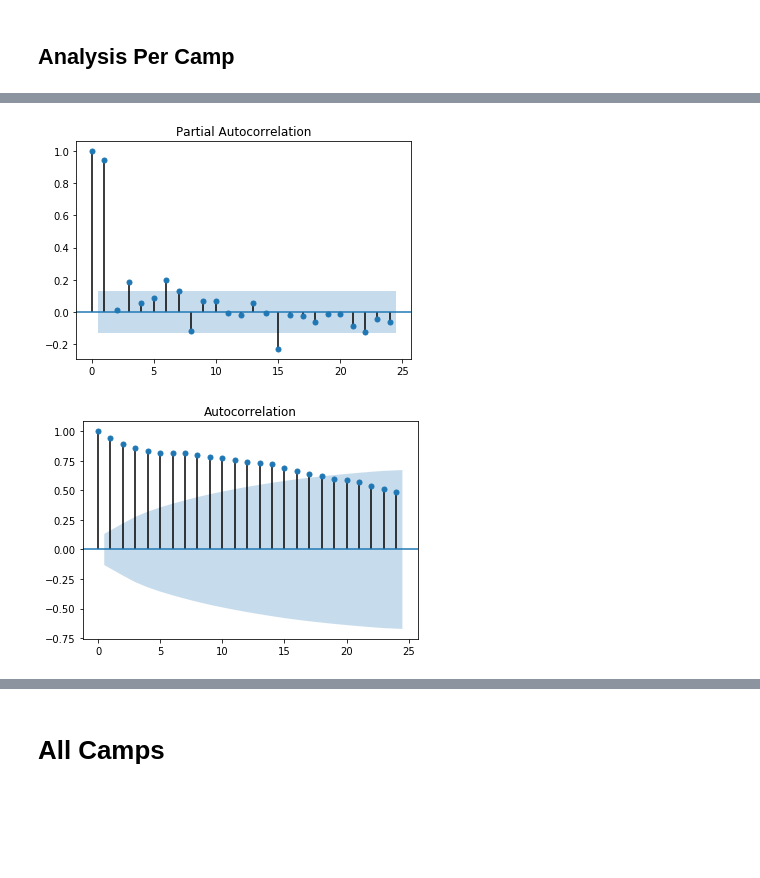
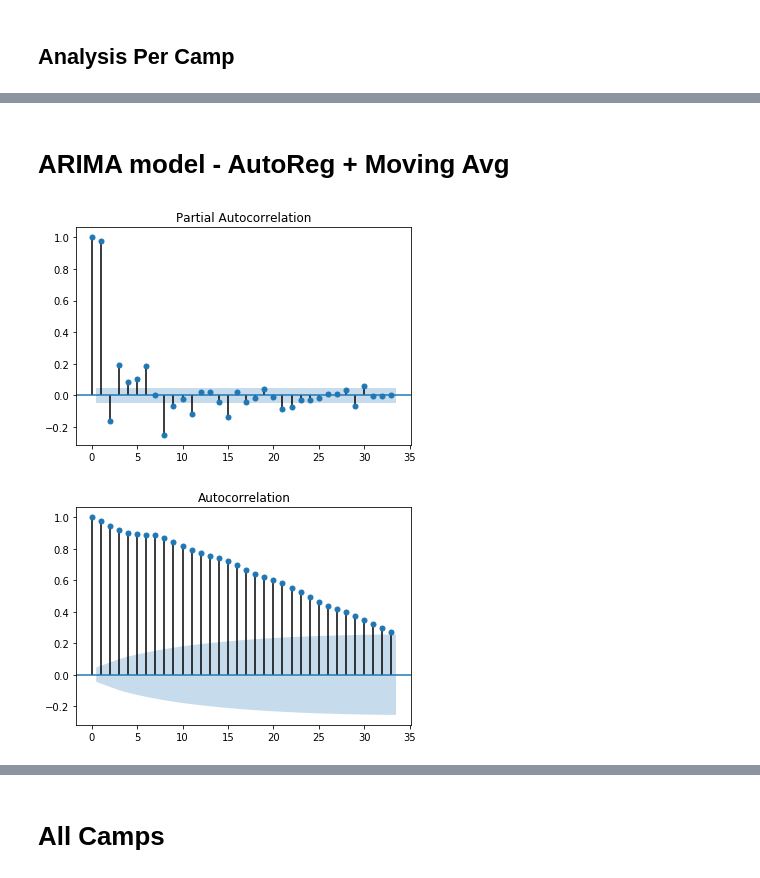
Before and after one commit to nico239677/hotel_revenue_optimization, a Jupyter notebook: TimeSeries_models.ipynb, the cells around one changed output, grey strips where cells are left out. Drawn from its saved outputs; the diff is of its cells as text; code cells hidden in the pictures; blank space fills up the shorter version.

Commit message:
update db and ts models

```diff
--- a/TimeSeries_models.ipynb
+++ b/TimeSeries_models.ipynb
@@ -28,0 +30,2 @@ df = pd.DataFrame(df[1:], columns=df[0])
+# %%
+DF = [df_2009, df_2010, df_2011, df_2012, df_2013, df_2014, df_2015, df_2016, df_2017, df_2018, df_2019, df_2020]
@@ -43,19 +63,25 @@ def serial_date_to_string(srl_no):
     date_parsed = parser.parse(new_date.strftime("%Y-%m-%d"))
     return date_parsed
 
-
 def epoch_day_to_time(srl_no):
     new_date = datetime.datetime(1900,1,1,0,0) + datetime.timedelta(srl_no - 1)
     return new_date.strftime("%Y-%m-%d")
 
 # # # # # # # # # # # # # # # # # # # # # # # # # # # # # # # # # # # # # # # # # # # # # # # # # # # # # # # # # # # # # # # # # # # # # # # # # #
+months = ['January', 'February', 'March', 'April', 'May', 'June', 'July', 'August', 'September', 'October', 'November', 'December']
+months_occ = ['March', 'April', 'May', 'June', 'July', 'August', 'September', 'October']
 
-def camp_occ_calculator(df, camp, plot=True):
+def camp_occ_calculator(dfs, camp, plot=True):
     """
-    gets df and camp name to calculate daily occ per specific date convertor.
+    gets dfs for a camp and calculate daily occ per specific date convertor.
+    return df with  occ by calculate user arrival - depart dates
 
     """
-    df_camp = df[df['camping_label'] == camp]
+
+    df_camp = pd.DataFrame(columns=['datein', 'dateout', 'camping_label', 'los'])
+    for df in dfs:
+        add_df = df[df['camping_label'] == camp]
+        df_camp = df_camp.append(add_df, ignore_index = True)
 
     if np.dtype(df_camp['datein']) == float:
         df_camp['new_date_in'] = df_camp['datein'].apply(lambda x: serial_date_to_string(x))
@@ -94,7 +120,7 @@ def plot_occ(df, camp):
         plt.subplot(1,2,i)
         df[0].resample(t).mean().plot(figsize=(15,5))
         plt.title(camp, fontsize=20)
-        plt.ylabel('Occ')
+        plt.ylabel(f'Occ: resample by {interval[i]}')
 
 
 def plot_daliy_occ(df, time=None):
@@ -119,7 +145,7 @@ def plot_daliy_occ(df, time=None):
 
 # # # # # # # # # # # # # # # # # # # # # # # # # # # # # # # # # # # # # # # # # # # # # # # # # # # # # # # # # # # # # # # # # # # # # # # # # #
 
-def run_predictor(train, test, model, test_year=2019):
+def run_predictor(df, model, test_year=2019):
     """
     Combine train and test df i.e. past and the test future df, using specified model.
     shift data by 10 days to prepare new data frame for autoregressor models.
@@ -127,8 +153,7 @@ def run_predictor(train, test, model, test_year=2019):
             test, future year to test model on
     returns: prediction score and sanity checks for splited data.
     """
-    df = train.append(test)
-    print(f'Dates range:\n{df.index.min()} - {df.index.max()}\n')
+    print(f'Dates range:\n{df.index.min()} -> {df.index.max()}\n')
     shifted_data = pd.DataFrame({f't{k}': df[0].shift(k) for k in range(30)})
     shifted_data = shifted_data[~shifted_data.isna().any(axis=1)]
     X = shifted_data.drop(columns='t0')
@@ -136,10 +161,10 @@ def run_predictor(train, test, model, test_year=2019):
     print(*list(zip(('X shape: ', 'y shape: '), (X.shape, y.shape))), sep='\n')
 
     # Split Train Test
-    X_train = X[X.index.year != test_year]
-    X_test = X[y.index.year == test_year]
-    y_train = y[X.index.year != test_year]
-    y_test = y[y.index.year == test_year]
+    X_train = X[X.index.year < test_year]
+    X_test = X[X.index.year >= test_year]
+    y_train = y[y.index.year < test_year]
+    y_test = y[y.index.year >= test_year]
     print(*list(zip(('X_train shape: ', 'X_test shape: ', 'y_train shape: ', 'y_test shape: '),(X_train.shape, X_test.shape, y_train.shape, y_test.shape))), sep='\n')
 
     # Run predictor
@@ -147,16 +172,15 @@ def run_predictor(train, test, model, test_year=2019):
         reg = model(X_train, order=(1,1,1))
         reg.fit()
     else:
-        reg = model()
+        reg = model
 
     reg.fit(X_train, y_train)
     y_pred = reg.predict(X_test)
     print(f'R2:\t{round(r2_score(y_test, y_pred),3)}\nRMSE:\t{round(mean_squared_error(y_test, y_pred),2)}')
 
-
     f, a = plt.subplots(1,1,figsize = (10,5), sharex=True)
-    plt.plot(y_test.index.month, y_test, label='Observed')
-    plt.plot(y_test.index.month, y_pred, label='Forecast')
+    plt.bar(y_test.index.week, y_test, label='Observed')
+    plt.bar(y_test.index.week, y_pred, label='Forecast', alpha=0.5)
     plt.ylabel('Occ.')
     plt.xlabel('Date')
     plt.title('Prediction vs Past model Evaluation')
@@ -182,0 +195,2 @@ pd.plotting.autocorrelation_plot(df_gavina_2018)
+# %%
+df_les4montage = camp_occ_calculator(DF, "LES 4 MONTAGNES")
@@ -182,0 +235,2 @@ pd.plotting.autocorrelation_plot(df_gavina_2018)
+# %% [markdown]
+# ARIMA model - AutoReg + Moving Avg
@@ -183,6 +242,6 @@ pd.plotting.autocorrelation_plot(df_gavina_2018)
 # %%
-plot_pacf(df_gavina_2018);
-plot_acf(df_gavina_2018);
+plot_pacf(df_les4montage);
+plot_acf(df_les4montage);
 # %% [output]
-[figure, old version]
+[figure, new version]
-[figure, old version]
+[figure, new version]
```
Also changed, not shown: parts of 17 cells of this notebook, 25 other files.
